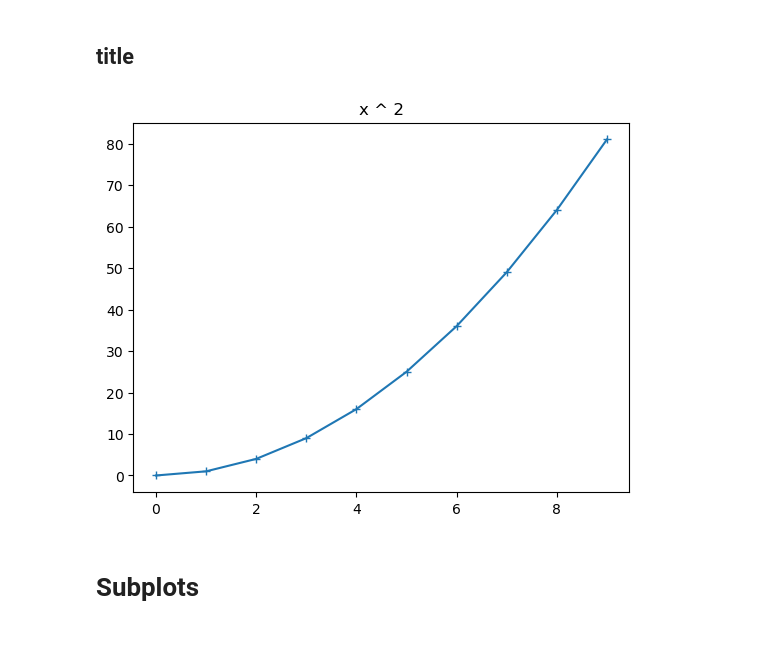
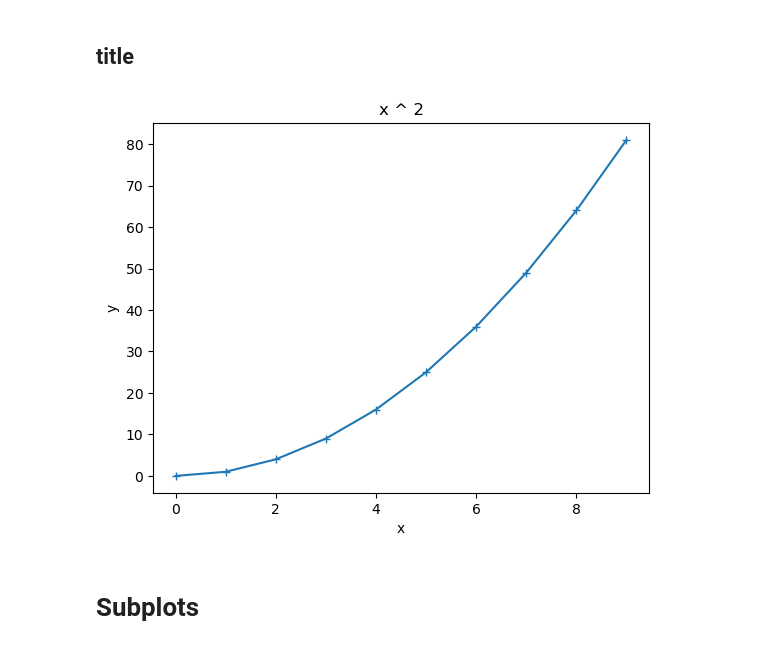
Before and after one commit to pooriaazami/MachineLearningLibrariesTutorial, a Jupyter notebook: 2- matplotlib tutorial.ipynb, the cells around one changed output. Saved outputs shown, nothing was run; the diff lists cells and outputs as text; code cells hidden in the pictures.

```diff
--- a/2- matplotlib tutorial.ipynb
+++ b/2- matplotlib tutorial.ipynb
@@ -94,14 +95,15 @@ plt.show()
 # %%
 x = np.arange(10)
 y = x ** 2
 
 plt.plot(x, y, marker='+')
 plt.title('x ^ 2')
 
-p
+plt.xlabel('x')
+plt.ylabel('y')
 plt.show()
 # %% [output]
-[figure, old version]
+[figure, new version]
 # %% [markdown]
 # Subplots
 # %%
```
Also changed, not shown: parts of 1 cell of this notebook, 1 other file.
